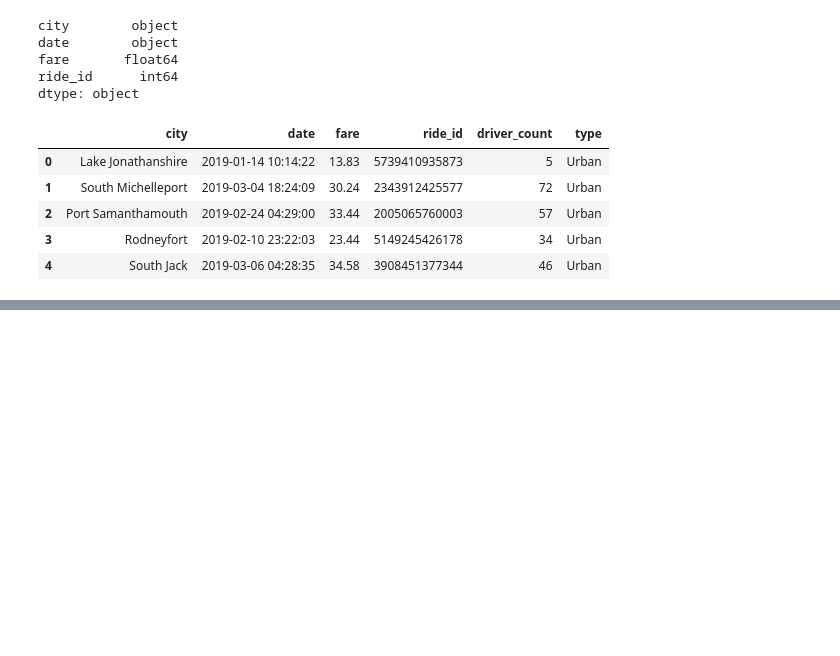
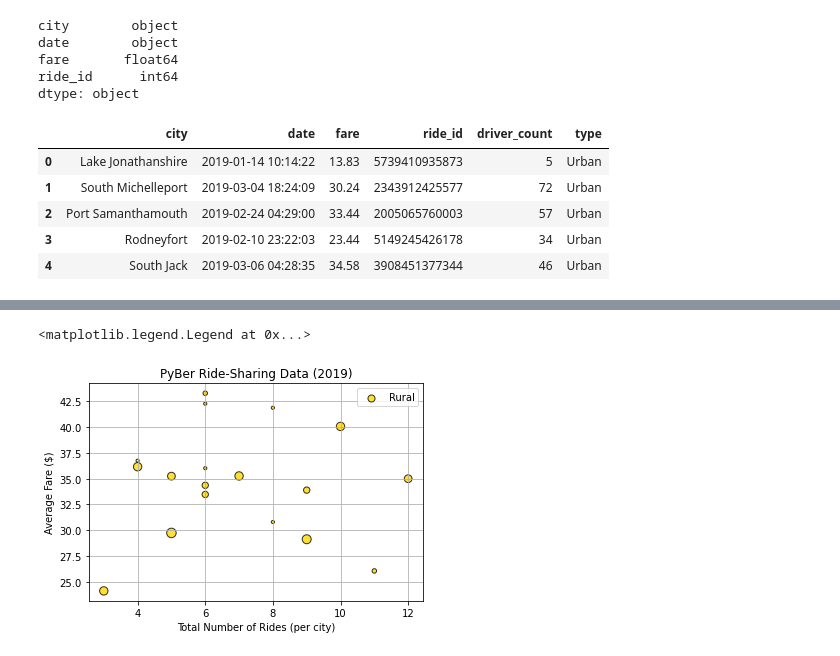
Before and after one commit to dyl-lee/PyBer_Analysis, a Jupyter notebook: PyBer.ipynb, the cells around one changed output, grey strips where cells are left out. Cells and saved outputs as stored; diff of their text form; code cells hidden in the pictures; blank space fills up the shorter version.

```diff
--- a/PyBer.ipynb
+++ b/PyBer.ipynb
@@ -108,0 +159,11 @@ pyber_data_df.head()
+# %%
+# bubble plot for rural cities
+plt.scatter(rural_ride_count,rural_avg_fare,c="gold",s=rural_avg_driver*10, alpha=0.8, edgecolor='black', linewidths=1, label='Rural')
+plt.title('PyBer Ride-Sharing Data (2019)')
+plt.xlabel('Total Number of Rides (per city)')
+plt.ylabel('Average Fare ($)')
+plt.grid(True)
+plt.legend()
+# %% [output]
+<matplotlib.legend.Legend at 0x...>
+[figure, added]
```
Also changed, not shown: parts of 7 cells of this notebook, 1 other file.
